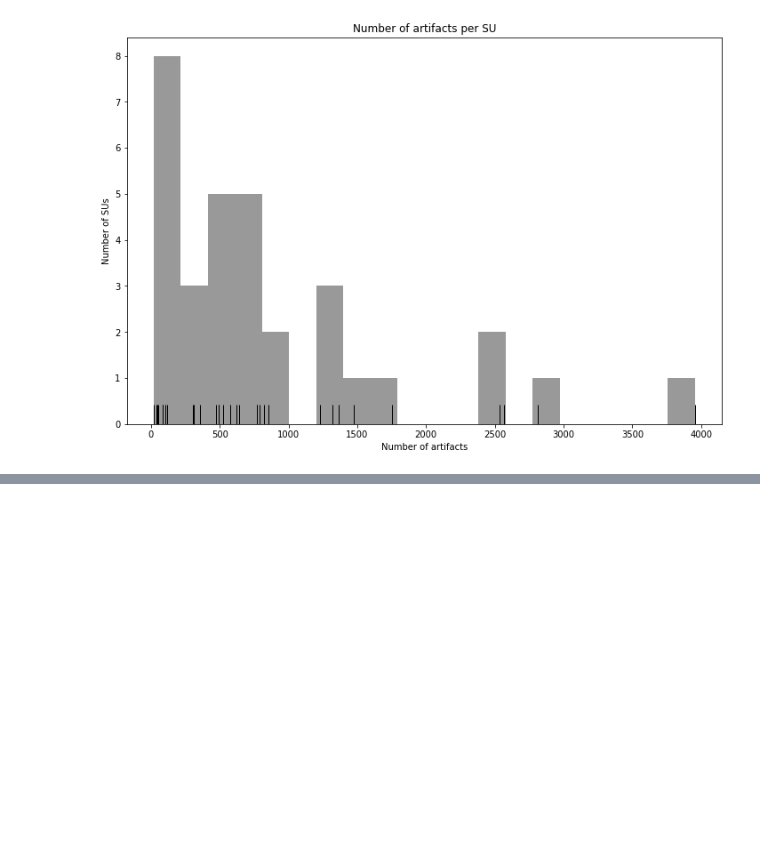
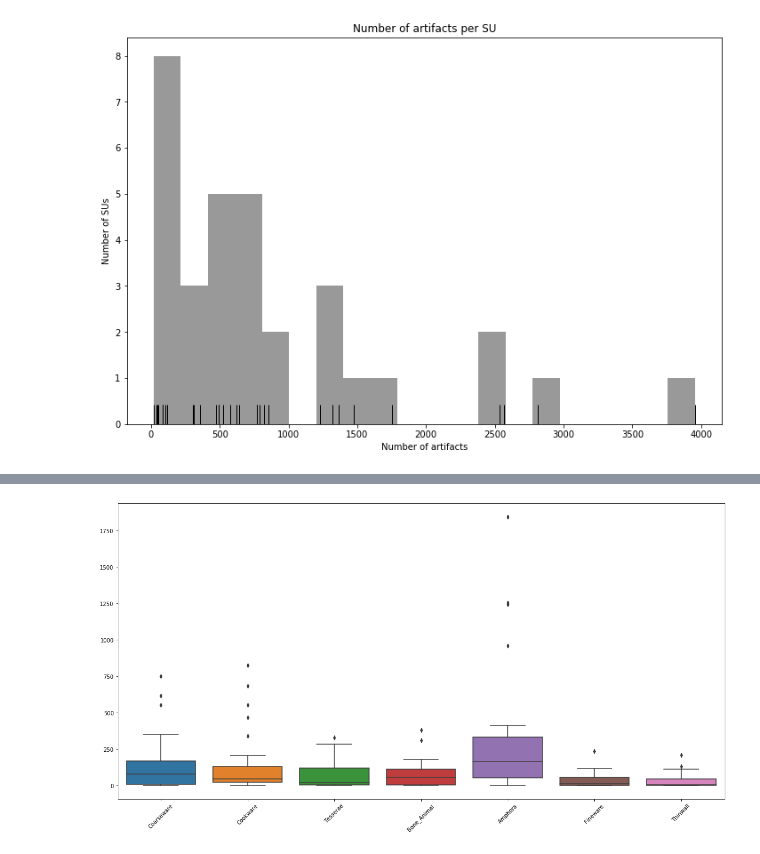
Before and after one commit to jrkreiger/shannon-diversity-analysis, a Jupyter notebook: visualizations.ipynb, the cells around one changed output, grey strips where cells are left out. Cells and saved outputs as stored; diff of their text form; code cells hidden in the pictures; blank space fills up the shorter version.

```diff
--- a/visualizations.ipynb
+++ b/visualizations.ipynb
@@ -95,0 +112,10 @@ plt.show();
+# %%
+big_features = data.loc[:, ['Coarseware', 'Cookware',
+                            'Tesserae', 'Bone_Animal', 'Amphora', 'Fineware',
+                            'Thinwall']]
+
+plt.figure(figsize=(20, 10))
+sns.boxplot(data=big_features)
+plt.xticks(rotation=45);
+# %% [output]
+[figure, added]
```
Also changed, not shown: parts of 5 cells of this notebook.
